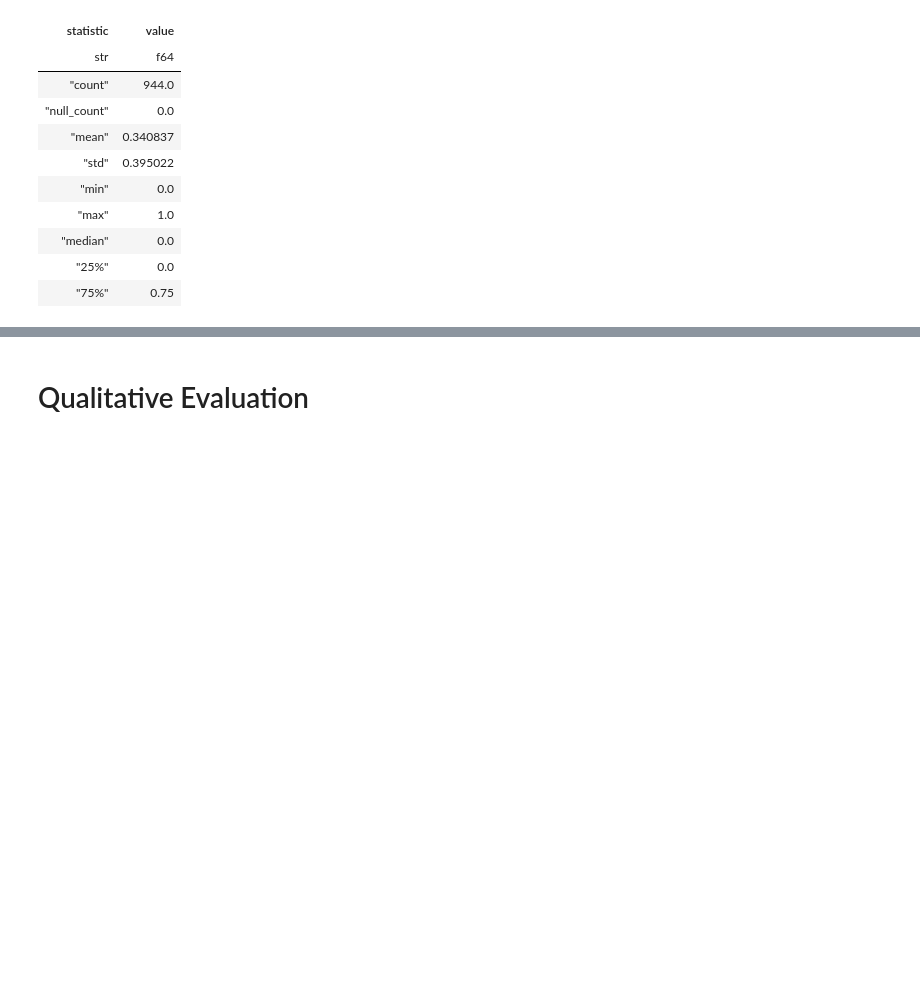
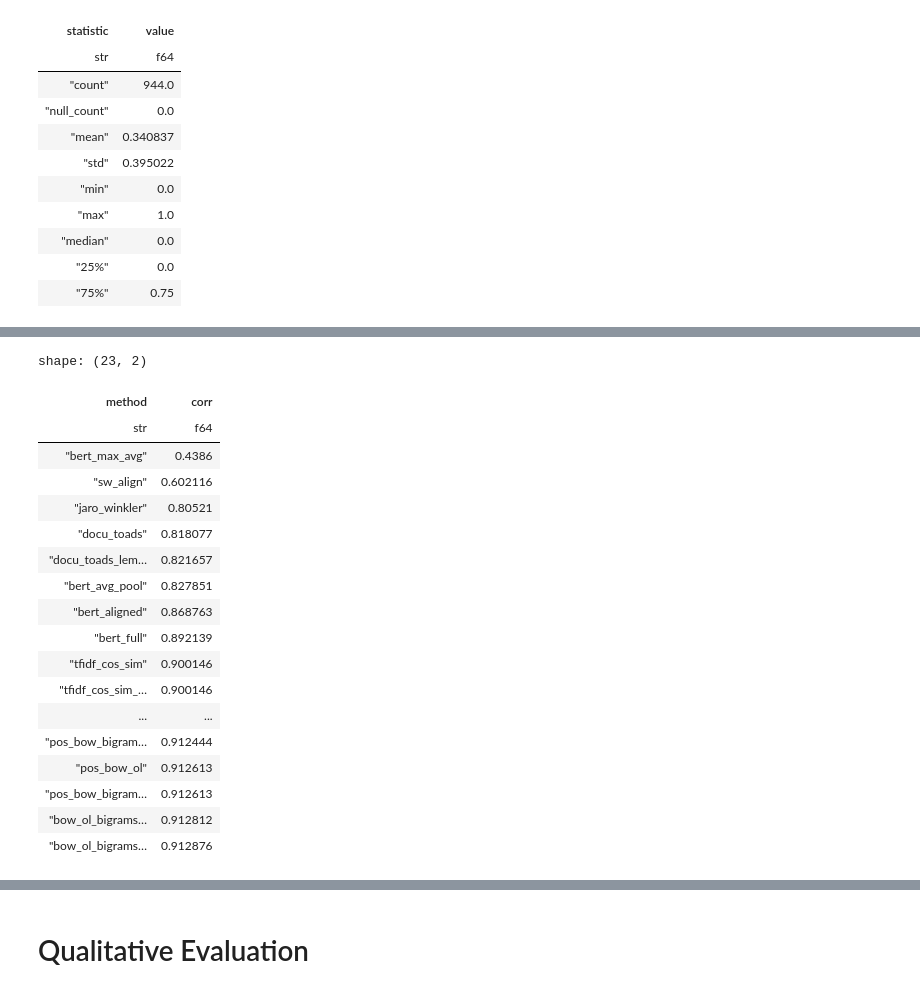
Before and after one commit to PeterWalchhofer/law-bill-similarity, a Jupyter notebook: experiment.ipynb, the cells around one changed output, grey strips where cells are left out. Cells and saved outputs as stored; diff of their text form; code cells hidden in the pictures; blank space fills up the shorter version.

```diff
--- a/experiment.ipynb
+++ b/experiment.ipynb
@@ -93,5 +124,27 @@ Text(0.5, 0, 'Spearman Correlation')
 # %%
 eval_de = evaluate_spearmanr(test_metrics_de, test_de["label"])
+# %%
+eval_de
+# %% [output]
+shape: (23, 2)
+| method | corr |
+| str | f64 |
+| "bert_max_avg" | 0.4386 |
+| "sw_align" | 0.602116 |
+| "jaro_winkler" | 0.80521 |
+| "docu_toads" | 0.818077 |
+| "docu_toads_lem… | 0.821657 |
+| "bert_avg_pool" | 0.827851 |
+| "bert_aligned" | 0.868763 |
+| "bert_full" | 0.892139 |
+| "tfidf_cos_sim" | 0.900146 |
+| "tfidf_cos_sim_… | 0.900146 |
+| ... | ... |
+| "pos_bow_bigram… | 0.912444 |
+| "pos_bow_ol" | 0.912613 |
+| "pos_bow_bigram… | 0.912613 |
+| "bow_ol_bigrams… | 0.912812 |
+| "bow_ol_bigrams… | 0.912876 |
 # %%
 from matplotlib import pyplot as plt
 plt.barh(eval_de["method"].to_numpy(), eval_de["corr"].to_numpy())
```
Also changed, not shown: parts of 6 cells of this notebook, 2 other files.
